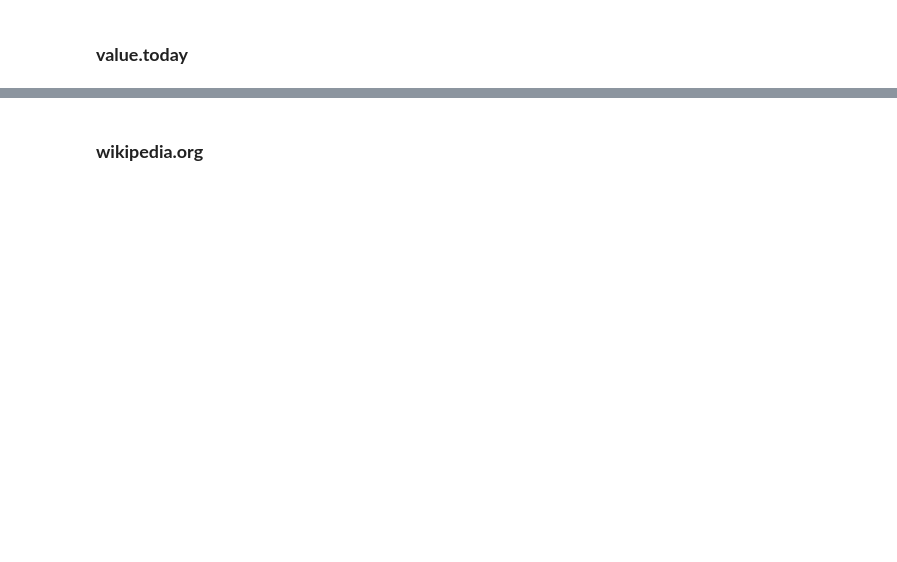
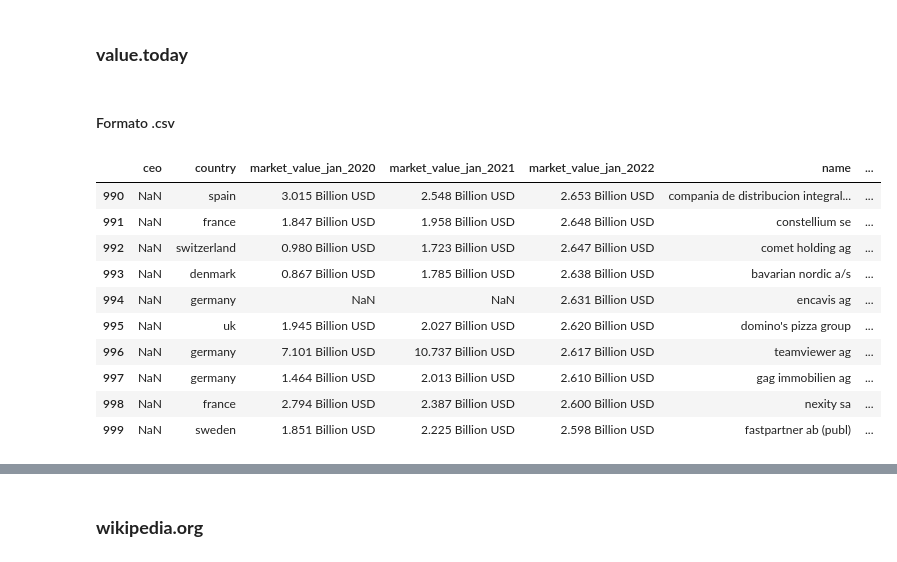
Before and after one commit to Elisabetta99/IDD_HW8, a Jupyter notebook: analisiDataset.ipynb, the cells around one changed output, grey strips where cells are left out. Saved outputs shown, nothing was run; the diff lists cells and outputs as text; code cells hidden in the pictures; blank space fills up the shorter version.

```diff
--- a/analisiDataset.ipynb
+++ b/analisiDataset.ipynb
@@ -1498,2 +1783,19 @@ dtype: int64
 # %% [markdown]
 ### **value.today**
+# %% [markdown]
+#### Formato .csv
+# %%
+val1 = pd.read_csv("de-sources-2022-2023/value.today/silvestri-value.today.csv")
+val1.tail(10)
+# %% [output]
+|  | ceo | country | market_value_jan_2020 | market_value_jan_2021 | market_value_jan_2022 | name | ... |
+| 990 | NaN | spain | 3.015 Billion USD | 2.548 Billion USD | 2.653 Billion USD | compania de distribucion integral... | ... |
+| 991 | NaN | france | 1.847 Billion USD | 1.958 Billion USD | 2.648 Billion USD | constellium se | ... |
+| 992 | NaN | switzerland | 0.980 Billion USD | 1.723 Billion USD | 2.647 Billion USD | comet holding ag | ... |
+| 993 | NaN | denmark | 0.867 Billion USD | 1.785 Billion USD | 2.638 Billion USD | bavarian nordic a/s | ... |
+| 994 | NaN | germany | NaN | NaN | 2.631 Billion USD | encavis ag | ... |
+| 995 | NaN | uk | 1.945 Billion USD | 2.027 Billion USD | 2.620 Billion USD | domino's pizza group | ... |
+| 996 | NaN | germany | 7.101 Billion USD | 10.737 Billion USD | 2.617 Billion USD | teamviewer ag | ... |
+| 997 | NaN | germany | 1.464 Billion USD | 2.013 Billion USD | 2.610 Billion USD | gag immobilien ag | ... |
+| 998 | NaN | france | 2.794 Billion USD | 2.387 Billion USD | 2.600 Billion USD | nexity sa | ... |
+| 999 | NaN | sweden | 1.851 Billion USD | 2.225 Billion USD | 2.598 Billion USD | fastpartner ab (publ) | ... |
```
Also changed, not shown: parts of 128 cells of this notebook.
